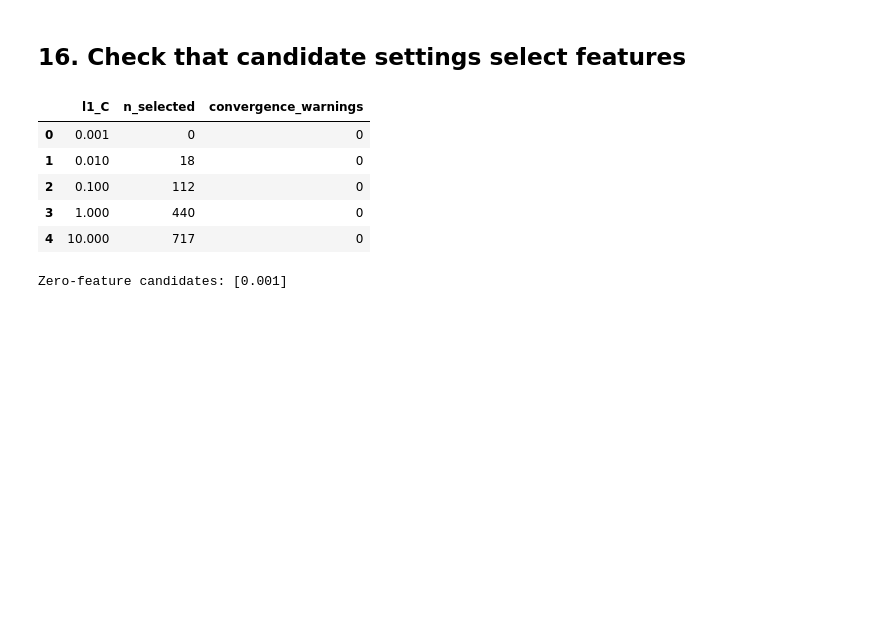
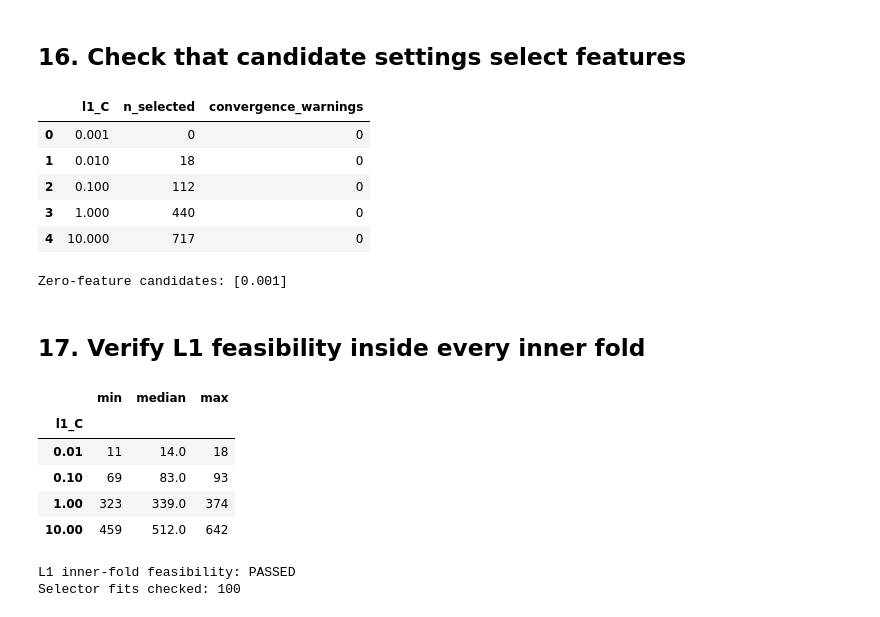
Before and after one commit to moad-cod/TUAB-eeg-classification, a Jupyter notebook: notebooks/05-TUAB-EEG-Feature-Selection.ipynb, the cells around one changed output. Drawn from its saved outputs; the diff is of its cells as text; code cells hidden in the pictures; blank space fills up the shorter version.

Commit message:
add: Feature Selection Verify L1 candidates in nested training folds

```diff
--- a/notebooks/05-TUAB-EEG-Feature-Selection.ipynb
+++ b/notebooks/05-TUAB-EEG-Feature-Selection.ipynb
@@ -1496,3 +1496,78 @@ print(
 | 3 | 1.000 | 440 | 0 |
 | 4 | 10.000 | 717 | 0 |
 Zero-feature candidates: [0.001]
+# %% [markdown]
+## 17. Verify L1 feasibility inside every inner fold
+# %%
+SAFE_L1_C_VALUES = [0.01, 0.1, 1.0, 10.0]
+
+l1_fold_checks = []
+
+for outer_id, (outer_train_idx, _) in enumerate(
+    outer_splits, start=1
+):
+    X_outer = X_train.iloc[outer_train_idx]
+    y_outer = y_train.iloc[outer_train_idx]
+    groups_outer = groups_train.iloc[outer_train_idx]
+
+    for inner_id, (inner_train_idx, _) in enumerate(
+        inner_cv.split(X_outer, y_outer, groups_outer),
+        start=1
+    ):
+        X_inner = X_outer.iloc[inner_train_idx]
+        y_inner = y_outer.iloc[inner_train_idx]
+
+        for c_value in SAFE_L1_C_VALUES:
+            selector_model = Pipeline([
+                ("imputer", SimpleImputer(strategy="median")),
+                ("scaler", StandardScaler()),
+                ("selector", SelectFromModel(
+                    LogisticRegression(
+                        penalty="l1",
+                        solver="liblinear",
+                        C=c_value,
+                        max_iter=5000,
+                        random_state=RANDOM_STATE,
+                    ),
+                    threshold=1e-8,
+                )),
+            ])
+
+            selector_model.fit(X_inner, y_inner)
+
+            n_selected = int(
+                selector_model.named_steps["selector"]
+                .get_support().sum()
+            )
+
+            l1_fold_checks.append({
+                "outer_fold": outer_id,
+                "inner_fold": inner_id,
+                "l1_C": c_value,
+                "n_selected": n_selected,
+            })
+
+l1_fold_checks_df = pd.DataFrame(l1_fold_checks)
+
+summary = (
+    l1_fold_checks_df.groupby("l1_C")["n_selected"]
+    .agg(["min", "median", "max"])
+)
+
+display(summary)
+
+assert (l1_fold_checks_df["n_selected"] > 0).all(), (
+    "At least one candidate produces an empty feature subset."
+)
+
+print("L1 inner-fold feasibility: PASSED")
+print("Selector fits checked:", len(l1_fold_checks_df))
+# %% [output]
+|  | min | median | max |
+| l1_C |  |  |  |
+| 0.01 | 11 | 14.0 | 18 |
+| 0.10 | 69 | 83.0 | 93 |
+| 1.00 | 323 | 339.0 | 374 |
+| 10.00 | 459 | 512.0 | 642 |
+L1 inner-fold feasibility: PASSED
+Selector fits checked: 100
```
